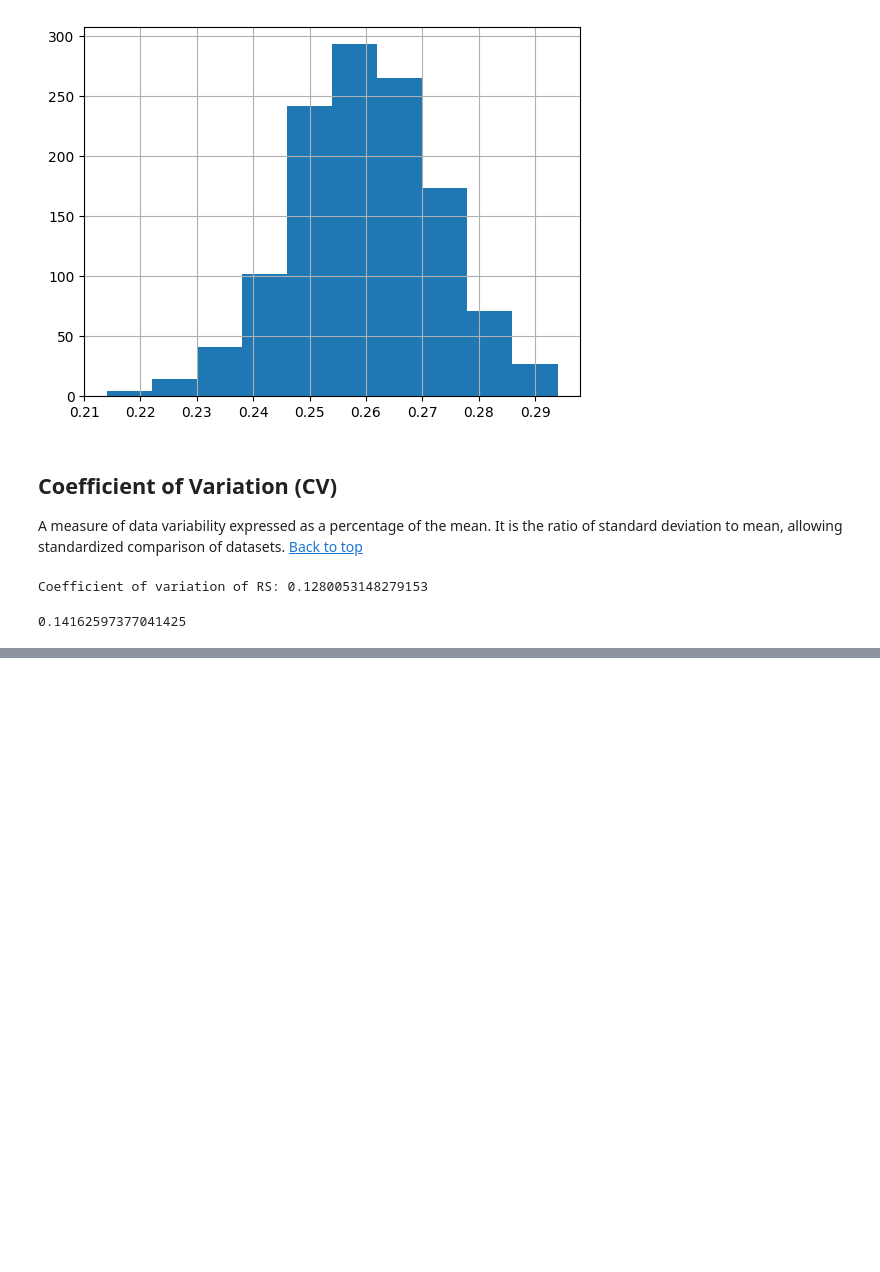
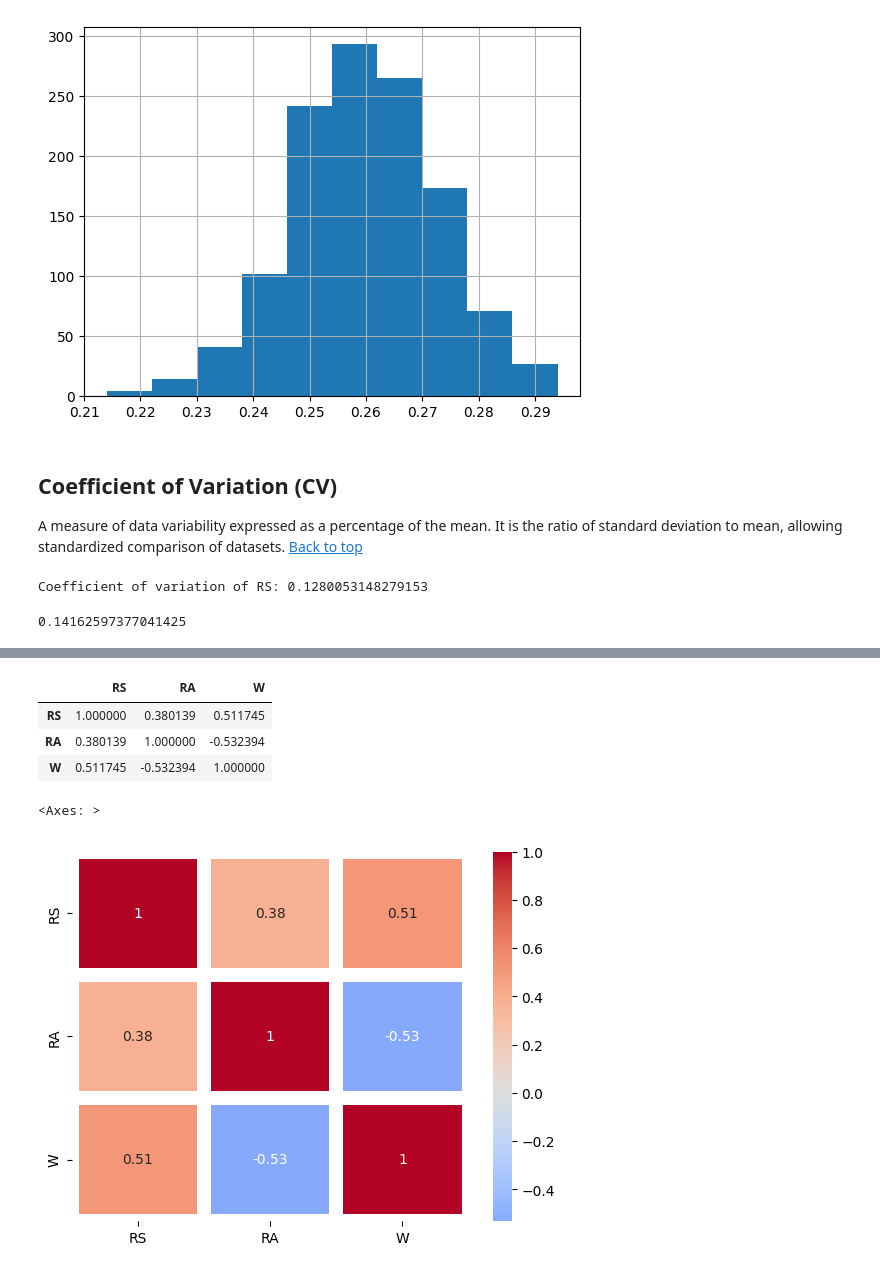
Before and after one commit to hllqna/inferential_statistics, a Jupyter notebook: descriptive_stats.ipynb, the cells around one changed output, grey strips where cells are left out. Saved outputs shown, nothing was run; the diff lists cells and outputs as text; code cells hidden in the pictures; blank space fills up the shorter version.

```diff
--- a/descriptive_stats.ipynb
+++ b/descriptive_stats.ipynb
@@ -178 +185,6 @@ print(df.W.std()/df.W.mean())
 [Back to top](#concepts-covered)
+# %%
+# Covariance works with continuous variables (and not so well with discrete ones)
+
+df_co = df[["RS", "RA", "W"]]
+df_co.cov()
@@ -178,0 +215,22 @@ print(df.W.std()/df.W.mean())
+# %%
+df_co.corr()
+
+# Rule of Thumb:
+# Correlation > 0.5 -> strong
+# Correlation [0.3, 0.5) -> medium
+# Correlation [0.1, 0.3) -> low
+# %% [output]
+|  | RS | RA | W |
+| RS | 1.000000 | 0.380139 | 0.511745 |
+| RA | 0.380139 | 1.000000 | -0.532394 |
+| W | 0.511745 | -0.532394 | 1.000000 |
+# %%
+# Visualization of correlation via heatmap
+sns.heatmap(data = df_co.corr(),
+            annot = True,
+            center = 0,
+            cmap = 'coolwarm',
+            linewidth = 10)
+# %% [output]
+<Axes: >
+[figure, added]
```
Also changed, not shown: parts of 11 cells of this notebook.
